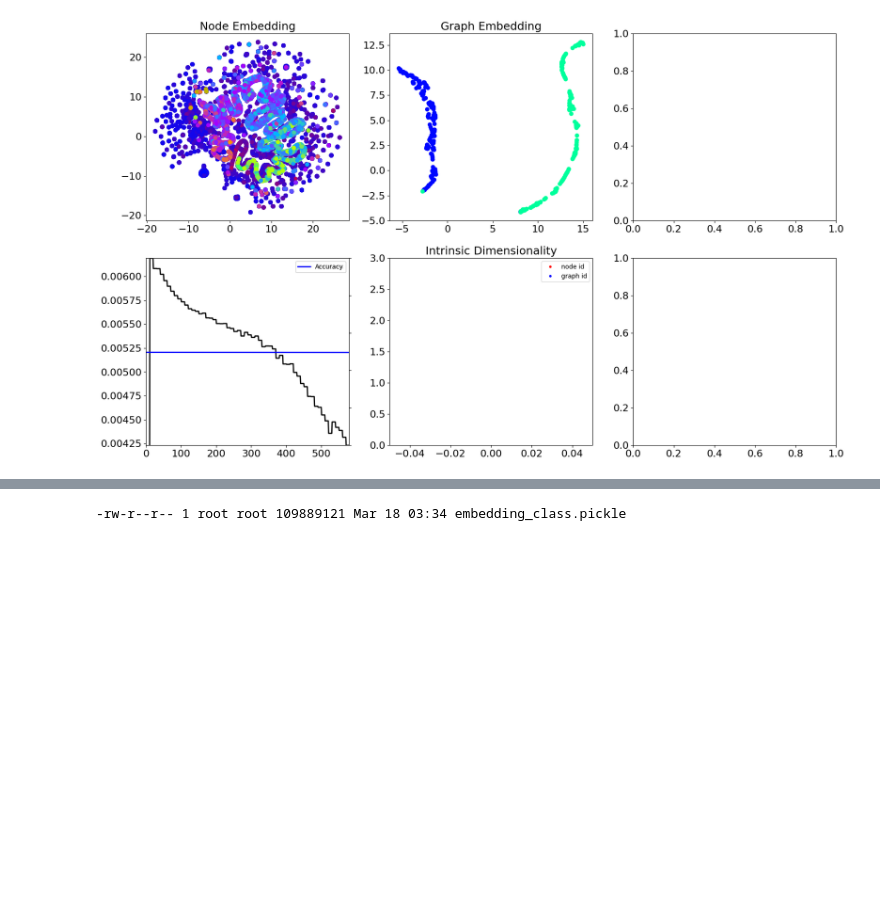
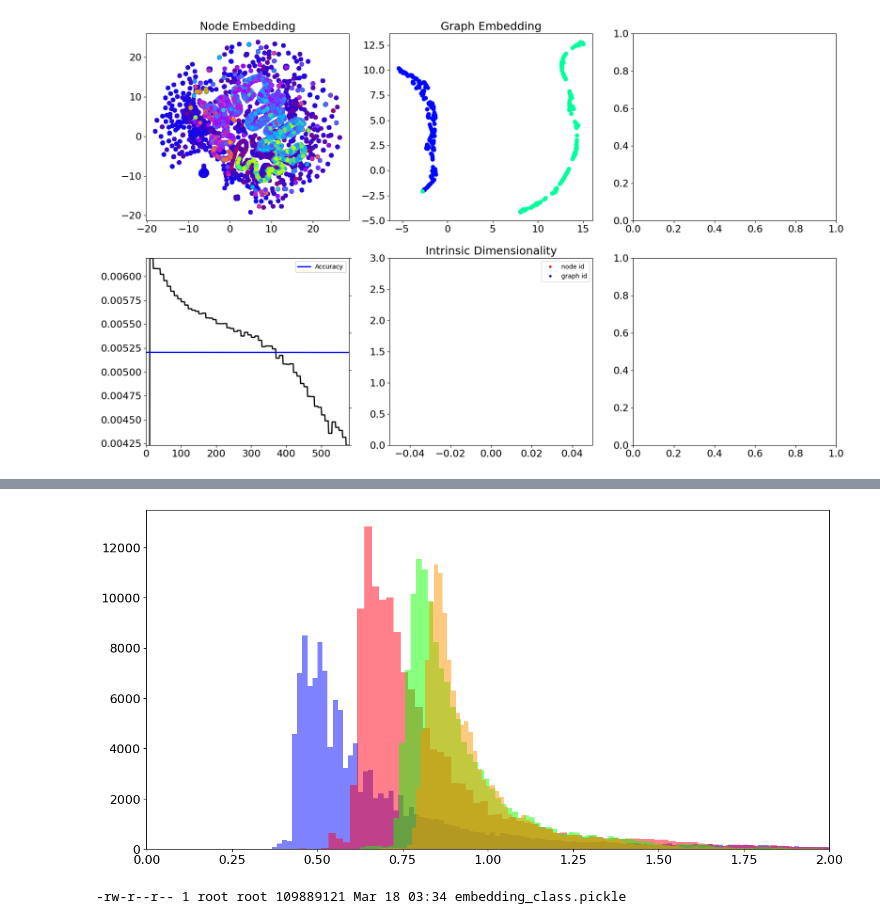
Before and after one commit to dandarm/Embednet, a Jupyter notebook: Pod_Autoencoder.ipynb, the cells around one changed output, grey strips where cells are left out. Saved outputs shown, nothing was run; the diff lists cells and outputs as text; code cells hidden in the pictures; blank space fills up the shorter version.

```diff
--- a/Pod_Autoencoder.ipynb
+++ b/Pod_Autoencoder.ipynb
@@ -275,3 +357,18 @@ Plotting 2D or n>=2 embeddings...
+# %%
+for data in dataset.all_data_loader:
+    total_batch_z_UNTRAINED = model_UNTRAINED.encode(data.x, data.edge_index, data.batch)
+total_batch_z_UNTRAINED = total_batch_z_UNTRAINED.detach().cpu().numpy()
+# %%
+primi = 900*150
+b = 300
+plt.hist(total_batch_z_UNTRAINED[0:primi], bins=b, alpha=0.5)
+plt.hist(total_batch_z_UNTRAINED[primi:secondi], bins=b, alpha=0.5)
+plt.hist(total_batch_z_UNTRAINED[secondi:terzi], bins=b, alpha=0.5)
+plt.hist(total_batch_z_UNTRAINED[terzi:], bins=b, alpha=0.5)
+plt.xlim(-0.002, 2)
+plt.show()
+# %% [output]
+[figure, added]
 # %%
 import pickle
 
```
Also changed, not shown: parts of 26 cells of this notebook, 5 other files.
